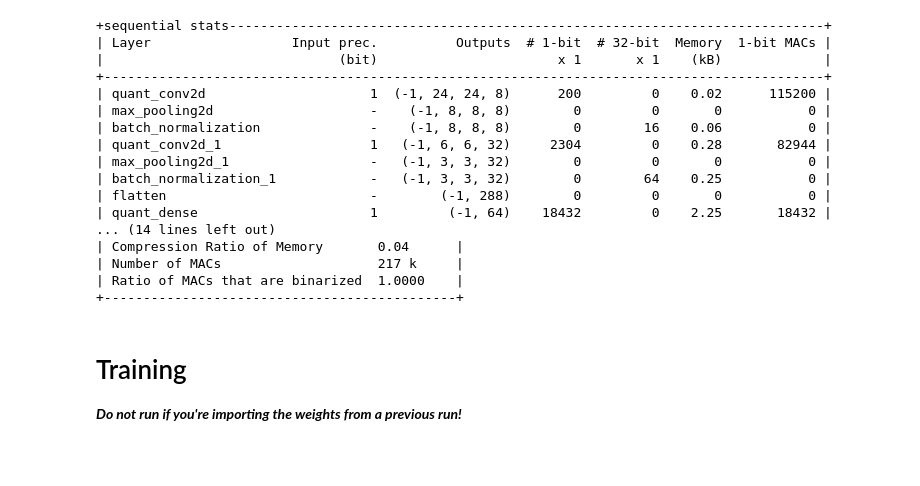
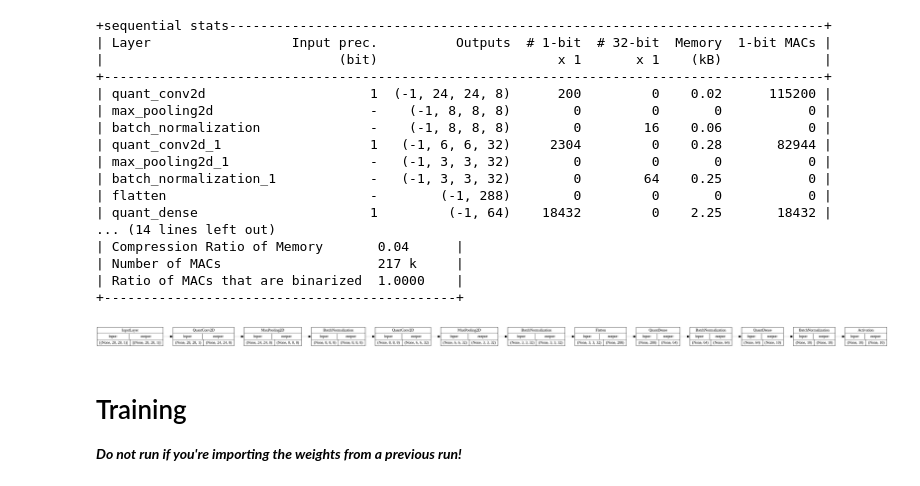
Before and after one commit to ionhedes/CA2020, a Jupyter notebook: SW/MNIST_BNN.ipynb, the cells around one changed output. Saved outputs shown, nothing was run; the diff lists cells and outputs as text; code cells hidden in the pictures; blank space fills up the shorter version.

```diff
--- a/SW/MNIST_BNN.ipynb
+++ b/SW/MNIST_BNN.ipynb
@@ -124,6 +132,10 @@ lq.models.summary(model)
 | Number of MACs                    217 k     |
 | Ratio of MACs that are binarized  1.0000    |
 +---------------------------------------------+
+# %%
+tf.keras.utils.plot_model(model, rankdir="LR", show_shapes=True, show_layer_names=False)
+# %% [output]
+[figure, added]
 # %% [markdown]
 # Training
 ***Do not run if you're importing the weights from a previous run!***
```
Also changed, not shown: parts of 32 cells of this notebook.
